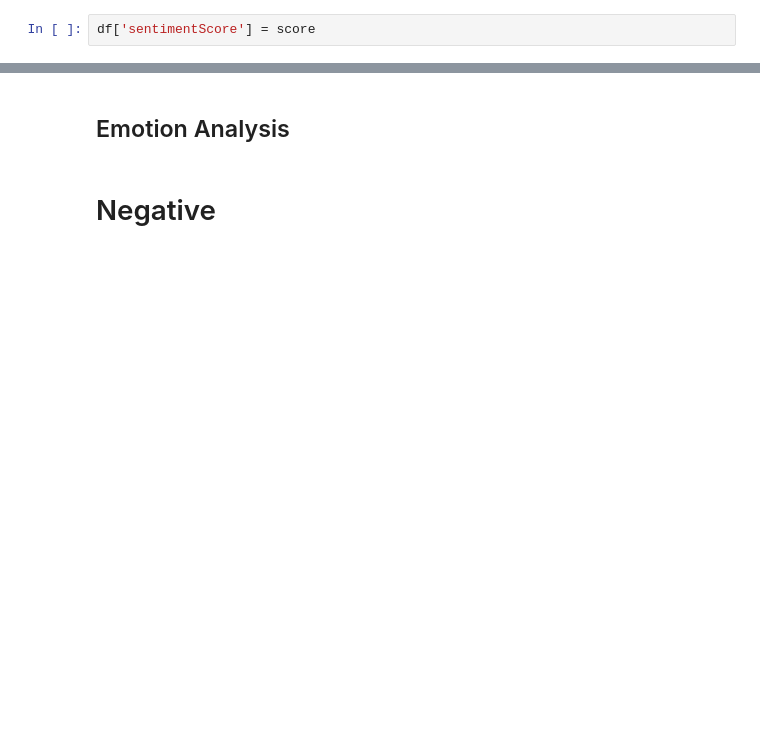
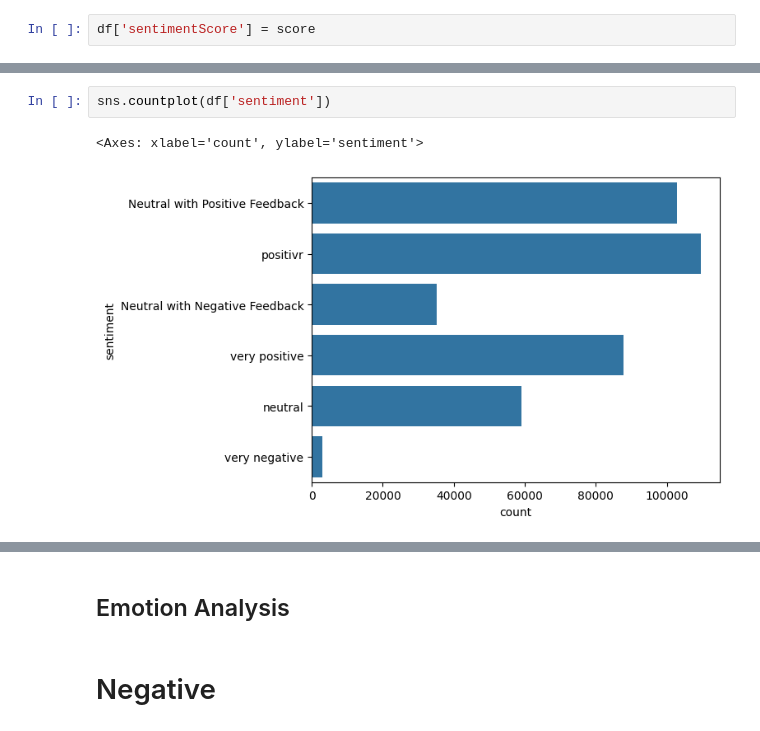
Before and after one commit to longbui23/Amazon-Analysis, a Jupyter notebook: Sentimental_Analysis.ipynb, the cells around one changed output, grey strips where cells are left out. Saved outputs shown, nothing was run; the diff lists cells and outputs as text; blank space fills up the shorter version.

```diff
--- a/Sentimental_Analysis.ipynb
+++ b/Sentimental_Analysis.ipynb
@@ -87,0 +135,5 @@ df.head()
+# %%
+sns.countplot(df['sentiment'])
+# %% [output]
+<Axes: xlabel='count', ylabel='sentiment'>
+[figure, added]
```
Also changed, not shown: parts of 33 cells of this notebook.
